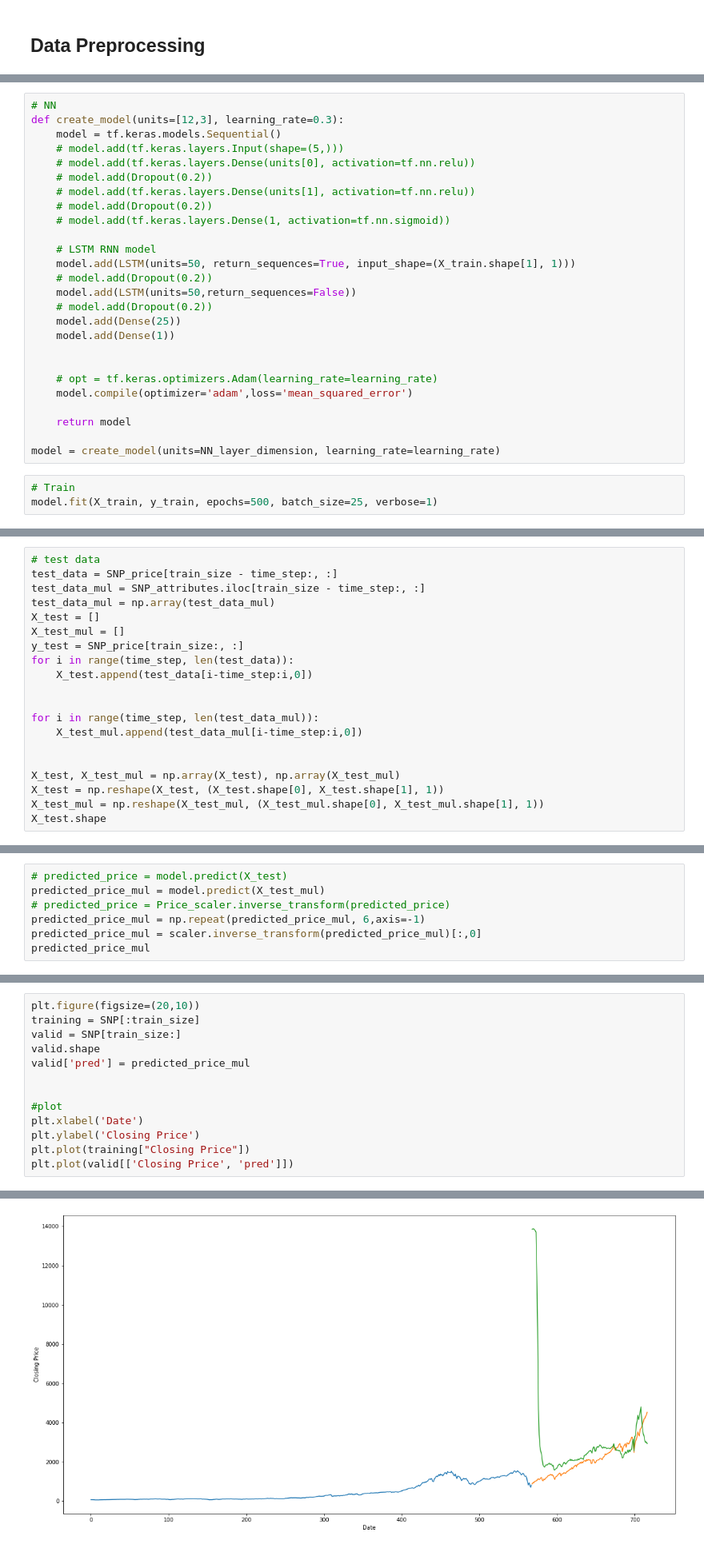
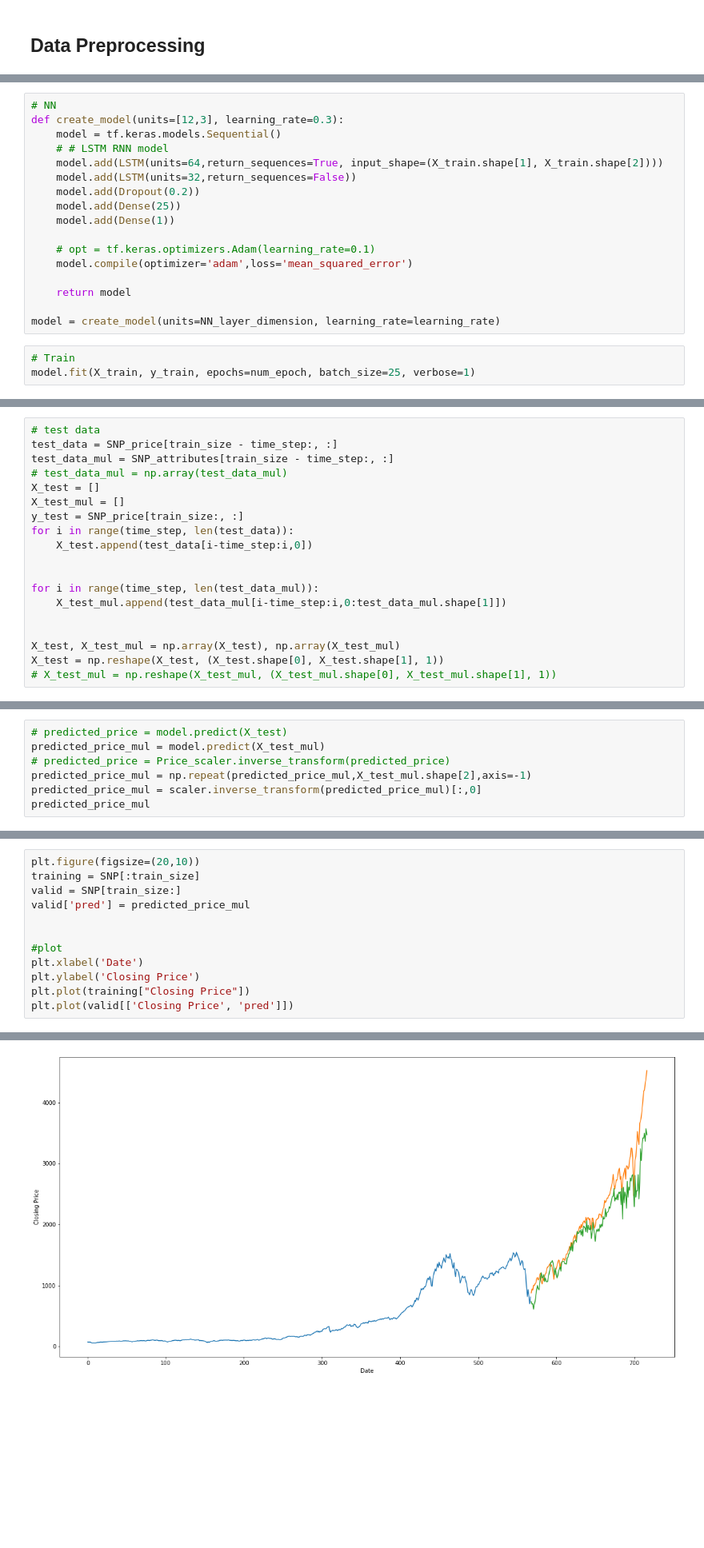
Before and after one commit to nfax117/Stock-Market-Crash-Predictor, a Jupyter notebook: NN.ipynb, the cells around one changed output, grey strips where cells are left out. Shown at 80% size. Saved outputs shown, nothing was run; the diff lists cells and outputs as text; blank space fills up the shorter version.

Commit message:
fixed multivariate model, for now

```diff
--- a/NN.ipynb
+++ b/NN.ipynb
@@ -70,23 +96,14 @@ X_train = np.reshape(X_train, (X_train.shape[0], X_train.shape[1], 1))
 # NN
 def create_model(units=[12,3], learning_rate=0.3):
     model = tf.keras.models.Sequential()
-    # model.add(tf.keras.layers.Input(shape=(5,)))
-    # model.add(tf.keras.layers.Dense(units[0], activation=tf.nn.relu))
-    # model.add(Dropout(0.2))
-    # model.add(tf.keras.layers.Dense(units[1], activation=tf.nn.relu))
-    # model.add(Dropout(0.2))
-    # model.add(tf.keras.layers.Dense(1, activation=tf.nn.sigmoid))
-
-    # LSTM RNN model
-    model.add(LSTM(units=50, return_sequences=True, input_shape=(X_train.shape[1], 1)))
-    # model.add(Dropout(0.2))
-    model.add(LSTM(units=50,return_sequences=False))
-    # model.add(Dropout(0.2))
+    # # LSTM RNN model
+    model.add(LSTM(units=64,return_sequences=True, input_shape=(X_train.shape[1], X_train.shape[2])))
+    model.add(LSTM(units=32,return_sequences=False))
+    model.add(Dropout(0.2))
     model.add(Dense(25))
     model.add(Dense(1))
 
-
-    # opt = tf.keras.optimizers.Adam(learning_rate=learning_rate)
+    # opt = tf.keras.optimizers.Adam(learning_rate=0.1)
     model.compile(optimizer='adam',loss='mean_squared_error')
 
     return model
@@ -94,6 +111,6 @@ def create_model(units=[12,3], learning_rate=0.3):
 model = create_model(units=NN_layer_dimension, learning_rate=learning_rate)
 # %%
 # Train
-model.fit(X_train, y_train, epochs=500, batch_size=25, verbose=1)
+model.fit(X_train, y_train, epochs=num_epoch, batch_size=25, verbose=1)
 # %% [output]
 Epoch 1/500
@@ -117,8 +134,8 @@ Epoch 500/500
 # %%
 # test data
 test_data = SNP_price[train_size - time_step:, :]
-test_data_mul = SNP_attributes.iloc[train_size - time_step:, :]
-test_data_mul = np.array(test_data_mul)
+test_data_mul = SNP_attributes[train_size - time_step:, :]
+# test_data_mul = np.array(test_data_mul)
 X_test = []
 X_test_mul = []
 y_test = SNP_price[train_size:, :]
@@ -127,10 +144,9 @@ for i in range(time_step, len(test_data)):
 
 
 for i in range(time_step, len(test_data_mul)):
-    X_test_mul.append(test_data_mul[i-time_step:i,0])
+    X_test_mul.append(test_data_mul[i-time_step:i,0:test_data_mul.shape[1]])
 
 
 X_test, X_test_mul = np.array(X_test), np.array(X_test_mul)
 X_test = np.reshape(X_test, (X_test.shape[0], X_test.shape[1], 1))
-X_test_mul = np.reshape(X_test_mul, (X_test_mul.shape[0], X_test_mul.shape[1], 1))
-X_test.shape
+# X_test_mul = np.reshape(X_test_mul, (X_test_mul.shape[0], X_test_mul.shape[1], 1))
@@ -140,7 +154,7 @@ X_test.shape
 # predicted_price = model.predict(X_test)
 predicted_price_mul = model.predict(X_test_mul)
 # predicted_price = Price_scaler.inverse_transform(predicted_price)
-predicted_price_mul = np.repeat(predicted_price_mul, 6,axis=-1)
+predicted_price_mul = np.repeat(predicted_price_mul,X_test_mul.shape[2],axis=-1)
 predicted_price_mul = scaler.inverse_transform(predicted_price_mul)[:,0]
 predicted_price_mul
 # %% [output]
@@ -164,22 +178,21 @@ array([13862.148 , 13876.204 , 13873.248 , 13835.832 , 13783.251 ,
 # %%
 plt.figure(figsize=(20,10))
 training = SNP[:train_size]
 valid = SNP[train_size:]
-valid.shape
 valid['pred'] = predicted_price_mul
 
 
 #plot
 plt.xlabel('Date')
 plt.ylabel('Closing Price')
 plt.plot(training["Closing Price"])
 plt.plot(valid[['Closing Price', 'pred']])
 # %% [output]
 A value is trying to be set on a copy of a slice from a DataFrame.
 Try using .loc[row_indexer,col_indexer] = value instead
 
 See the caveats in the documentation: https://pandas.pydata.org/pandas-docs/stable/user_guide/indexing.html#returning-a-view-versus-a-copy
   valid['pred'] = predicted_price_mul
 [<matplotlib.lines.Line2D at 0x...>,
  <matplotlib.lines.Line2D at 0x...>]
-[figure, old version]
+[figure, new version]
```
Also changed, not shown: parts of 7 cells of this notebook.
